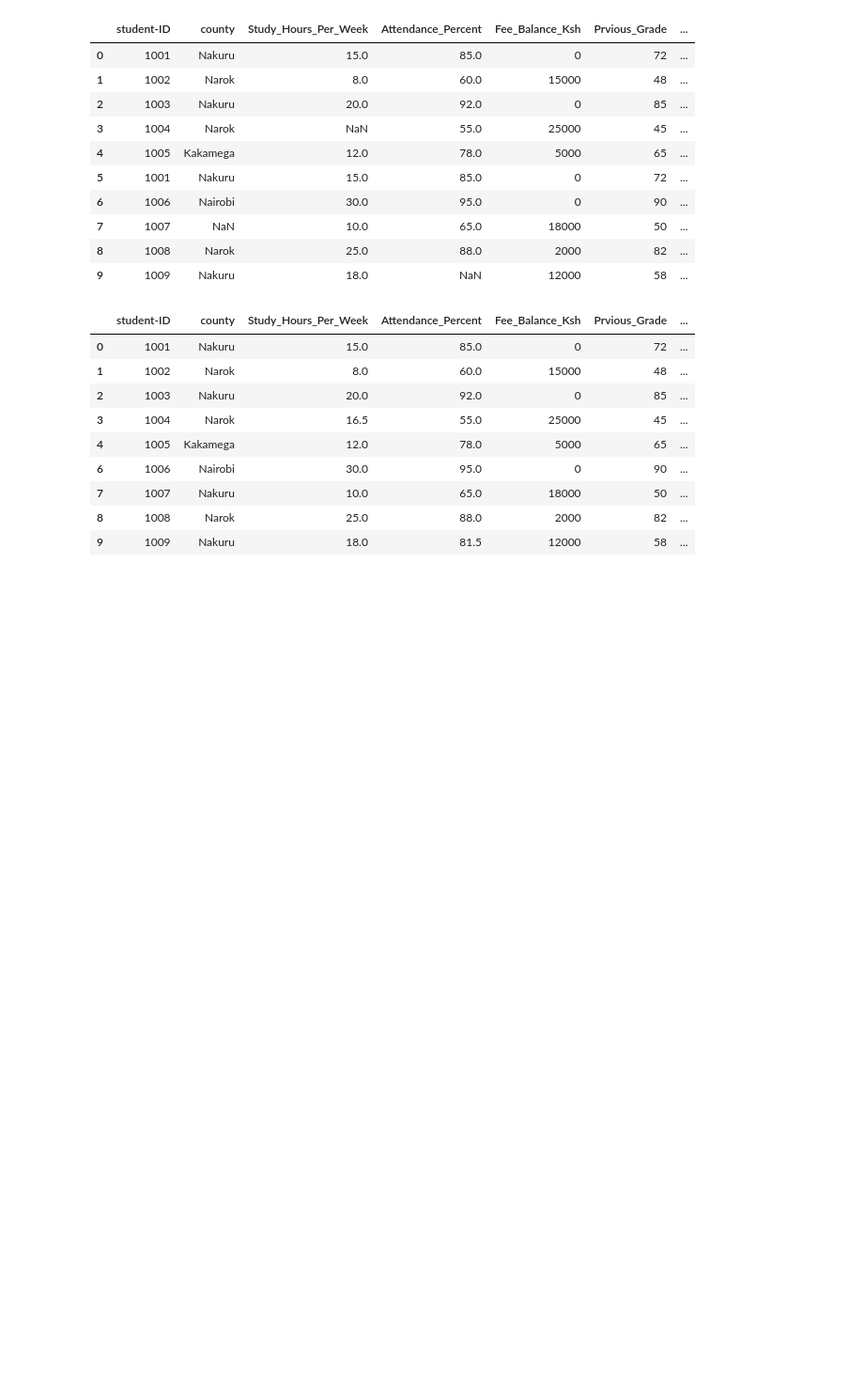
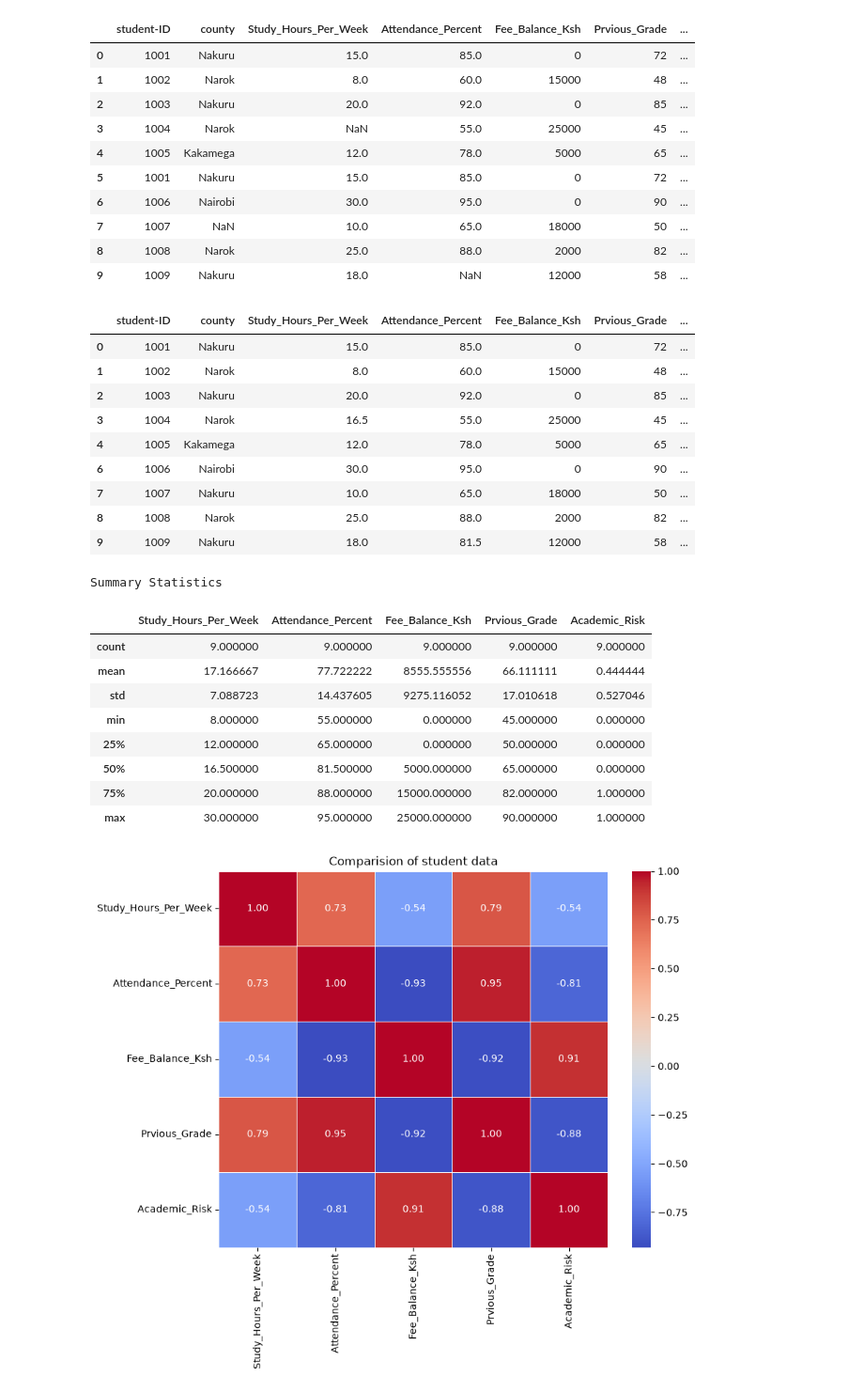
Before and after one commit to FREDRICK18682/student-data-analtic, a Jupyter notebook: studentriskanalysis.ipynb, the cells around one changed output. Shown at 94% size. Saved outputs shown, nothing was run; the diff lists cells and outputs as text; code cells hidden in the pictures; blank space fills up the shorter version.

Commit message:
created the analysis which include a heatmap and a chart

```diff
--- a/studentriskanalysis.ipynb
+++ b/studentriskanalysis.ipynb
@@ -83,3 +83,72 @@ df
 | 7 | 1007 | Nakuru | 10.0 | 65.0 | 18000 | 50 | ... |
 | 8 | 1008 | Narok | 25.0 | 88.0 | 2000 | 82 | ... |
 | 9 | 1009 | Nakuru | 18.0 | 81.5 | 12000 | 58 | ... |
+# %%
+#----Data Analysis----
+#summary statistics for numerical variables
+numerical_cols = [
+    "Study_Hours_Per_Week",
+    "Attendance_Percent",
+    "Fee_Balance_Ksh",
+    "Prvious_Grade",
+    "Academic_Risk",
+]
+# Creating the titel
+print("Summary Statistics")
+display(df[numerical_cols].describe())
+
+# Creating the heatmap
+# creating the ploting area
+plt.figure(figsize=(9, 7))
+
+#Finding the correlational confflicienyt between the listed filed in the numerical_cols
+correlation = df[numerical_cols].corr()
+
+# Drawing the heatmap
+sns.heatmap(correlation, annot=True, cmap="coolwarm", fmt=".2f", linewidths=0.5)
+# sns.heatmap-Drawing thge grid of squares
+# correlation-the values which will be used in the heatmap
+# annot=True-write the decx9imal values
+# cmap="coolwarm"-set th colour scheme
+# fmt=".2f"-set that only 2 decimal places will be displayed
+# linewidth=0.5-set a spacing between the gride
+
+# Adding a Title
+plt.title("Comparision of student data")
+plt.show()
+
+# ---- Using the categorical data in Analyzingusing the Groupbys
+
+# to set the canvase size
+plt.figure(figsize=(10, 5))
+
+# Drawing the grouped bar chart
+sns.countplot(data=df, x="county", hue="Academic_Risk", palette="Set1")
+# sns.countplot-A seaborn function that automatical count jow many row fall into each category
+# data =df - tells python to use the data from the dataframe named df
+# x="county"-put th county on the x-axies
+# hue="Acdmic_Risk"-markes each bar inside each  county group based on the student Accadmic_Risk
+# palette="Set1"- applices a disting visual color(Set1)
+
+# --- Creating a title  and axis labels
+
+# giving the chart a title on the top area
+plt.title("Accademic Risk distribution based on the county")
+plt.xlabel("County") # x axis lable
+plt.ylabel("Number of Students") # Y axis lable
+plt.xticks(rotation=45) # To rotate the x axis lable 45 degres
+
+# display the chart
+plt.show()
+# %% [output]
+Summary Statistics
+|  | Study_Hours_Per_Week | Attendance_Percent | Fee_Balance_Ksh | Prvious_Grade | Academic_Risk |
+| count | 9.000000 | 9.000000 | 9.000000 | 9.000000 | 9.000000 |
+| mean | 17.166667 | 77.722222 | 8555.555556 | 66.111111 | 0.444444 |
+| std | 7.088723 | 14.437605 | 9275.116052 | 17.010618 | 0.527046 |
+| min | 8.000000 | 55.000000 | 0.000000 | 45.000000 | 0.000000 |
+| 25% | 12.000000 | 65.000000 | 0.000000 | 50.000000 | 0.000000 |
+| 50% | 16.500000 | 81.500000 | 5000.000000 | 65.000000 | 0.000000 |
+| 75% | 20.000000 | 88.000000 | 15000.000000 | 82.000000 | 1.000000 |
+| max | 30.000000 | 95.000000 | 25000.000000 | 90.000000 | 1.000000 |
+[figure, added]
```
Also changed, not shown: parts of 2 cells of this notebook.
